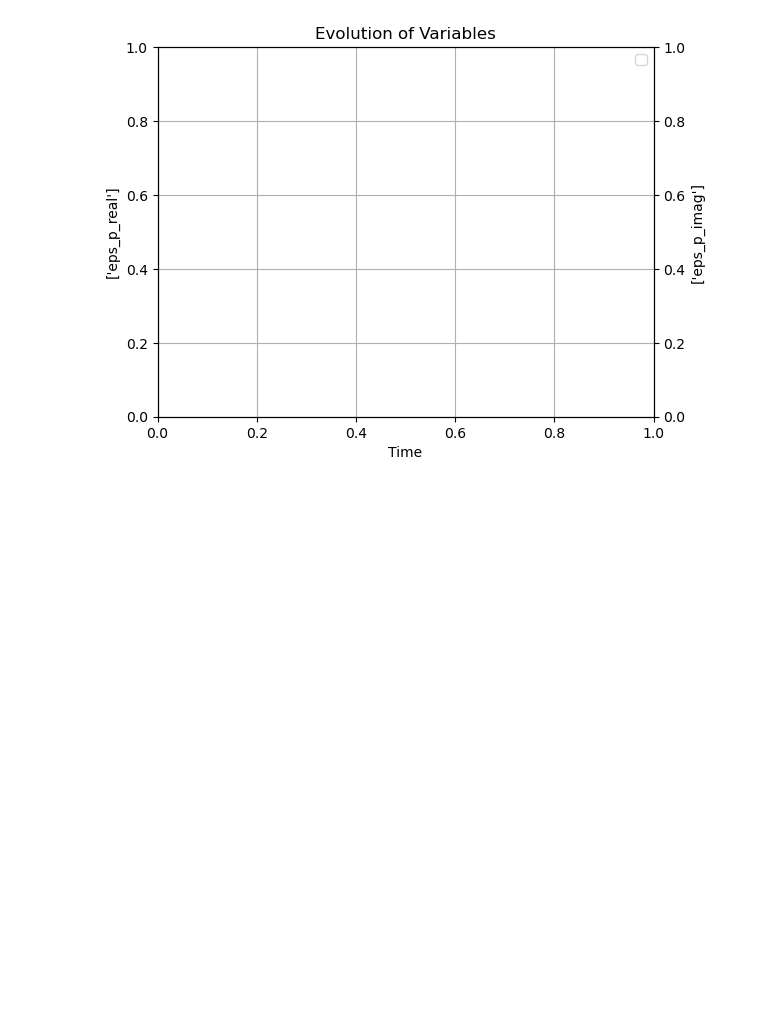
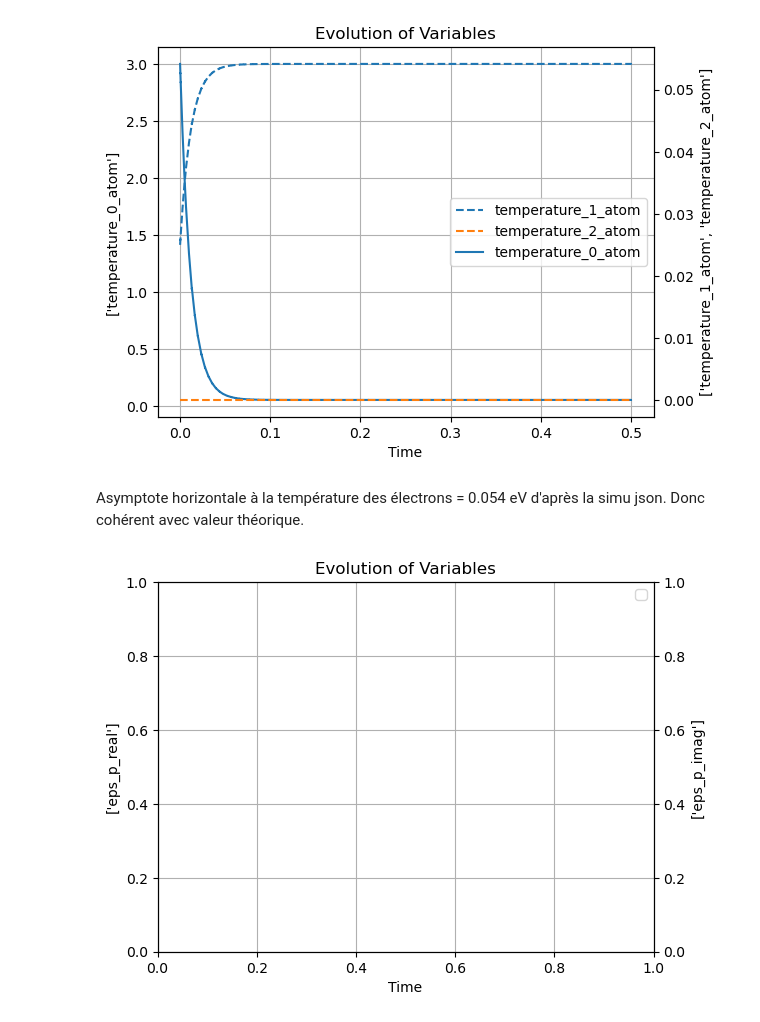
Before and after one commit to sverdier136/AtmopropX__0D-global-model, a Jupyter notebook: src/results_analysis.ipynb, the cells around one changed output. Drawn from its saved outputs; the diff is of its cells as text; code cells hidden in the pictures; blank space fills up the shorter version.

```diff
--- a/src/results_analysis.ipynb
+++ b/src/results_analysis.ipynb
@@ -75,3 +94,9 @@ plot_variables(['dy_energy_0_before_heating', 'dy_energy_1_before_heating'], [])
+# %%
+plot_variables(["temperature_0_atom"], ["temperature_1_atom", "temperature_2_atom"])
+# %% [output]
+[figure, added]
+# %% [markdown]
+Asymptote horizontale à la température des électrons = 0.054 eV d'après la simu json. Donc cohérent avec valeur théorique.
 # %%
 plot_variables(["eps_p_real"], ["eps_p_imag"])
 # %% [output]
```
Also changed, not shown: parts of 11 cells of this notebook, 10 other files.
